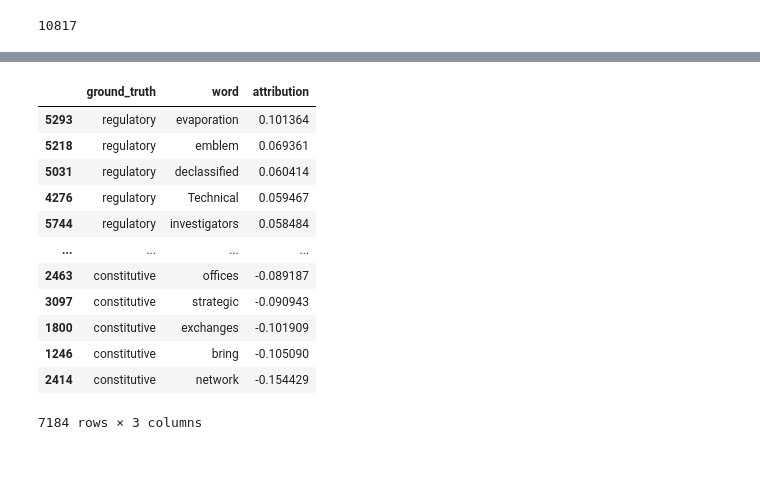
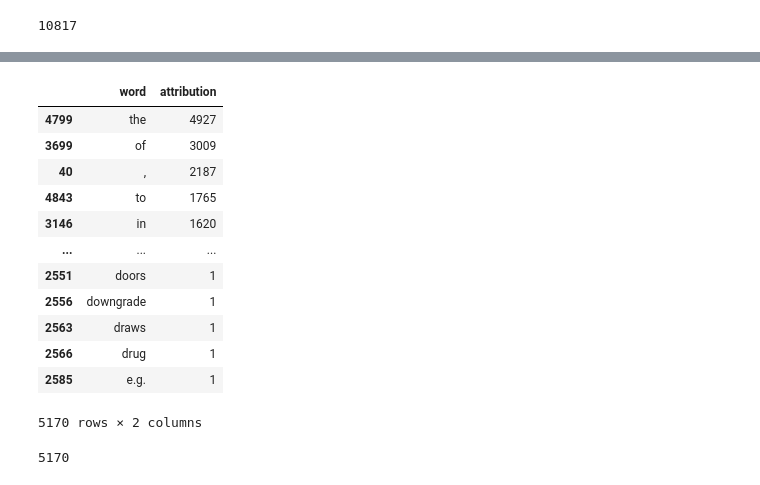
Before and after one commit to nature-of-eu-rules/regulatory-statement-classification, a Jupyter notebook: visualize_precompeted_xai.ipynb, the cells around one changed output, grey strips where cells are left out. Saved outputs shown, nothing was run; the diff lists cells and outputs as text; code cells hidden in the pictures.

Commit message:
adds analysis for TPs and TNs. computes word frequencies.

```diff
--- a/visualize_precompeted_xai.ipynb
+++ b/visualize_precompeted_xai.ipynb
@@ -229,7 +247,12 @@ token_infos.groupby('token').mean()
 # %% [markdown]
 ### Analyse results (overall)
 # %%
-expl_df = pd.read_csv('results_with_classifications_0.csv')
+# expl_df = pd.read_csv('results_with_classifications_0.csv')
+expl_df = pd.read_csv('results_with_classifications_1.csv')
+word_freq = expl_df.groupby(['word'], as_index=False).agg({'attribution': 'count'})
+word_freq = word_freq.sort_values(['attribution'], ascending=False)
+# word_freq.to_csv('word_freq_true_negatives.csv', index=False)
+word_freq.to_csv('word_freq_true_positives.csv', index=False)
 # %%
 # model and ground truth disagreement (num of rows)
 disagreement = expl_df.loc[~(expl_df['model'] == expl_df['ground_truth'])]
@@ -275,16 +261,0 @@ mean_agg_m
-# %%
-mean_agg_g
-# %% [output]
-|  | ground_truth | word | attribution |
-| 5293 | regulatory | evaporation | 0.101364 |
-| 5218 | regulatory | emblem | 0.069361 |
-| 5031 | regulatory | declassified | 0.060414 |
-| 4276 | regulatory | Technical | 0.059467 |
-| 5744 | regulatory | investigators | 0.058484 |
-| ... | ... | ... | ... |
-| 2463 | constitutive | offices | -0.089187 |
-| 3097 | constitutive | strategic | -0.090943 |
-| 1800 | constitutive | exchanges | -0.101909 |
-| 1246 | constitutive | bring | -0.105090 |
-| 2414 | constitutive | network | -0.154429 |
-7184 rows × 3 columns
@@ -294,0 +262,21 @@ mean_agg_g.to_csv('mean_agg_g_0.csv', index=False)
+# %%
+word_freq
+# %% [output]
+|  | word | attribution |
+| 4799 | the | 4927 |
+| 3699 | of | 3009 |
+| 40 | , | 2187 |
+| 4843 | to | 1765 |
+| 3146 | in | 1620 |
+| ... | ... | ... |
+| 2551 | doors | 1 |
+| 2556 | downgrade | 1 |
+| 2563 | draws | 1 |
+| 2566 | drug | 1 |
+| 2585 | e.g. | 1 |
+5170 rows × 2 columns
+# %%
+# num of unique words
+print(expl_df['word'].nunique())
+# %% [output]
+5170
```
Also changed, not shown: parts of 13 cells of this notebook, 1 other file.
